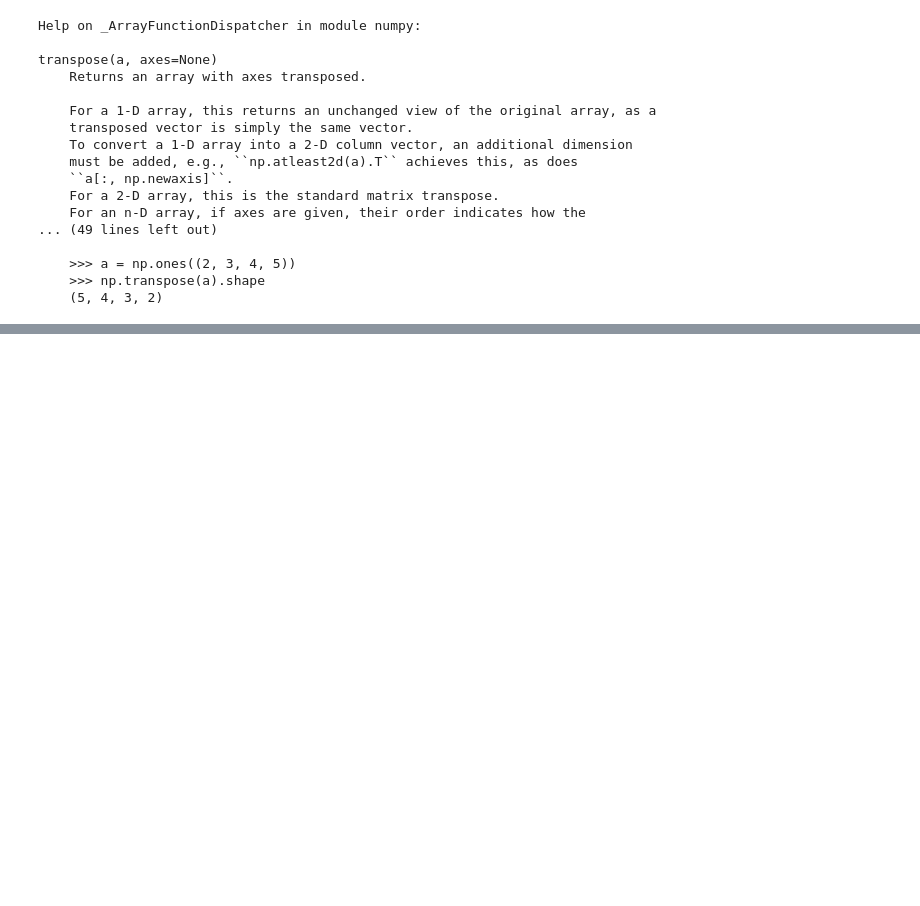
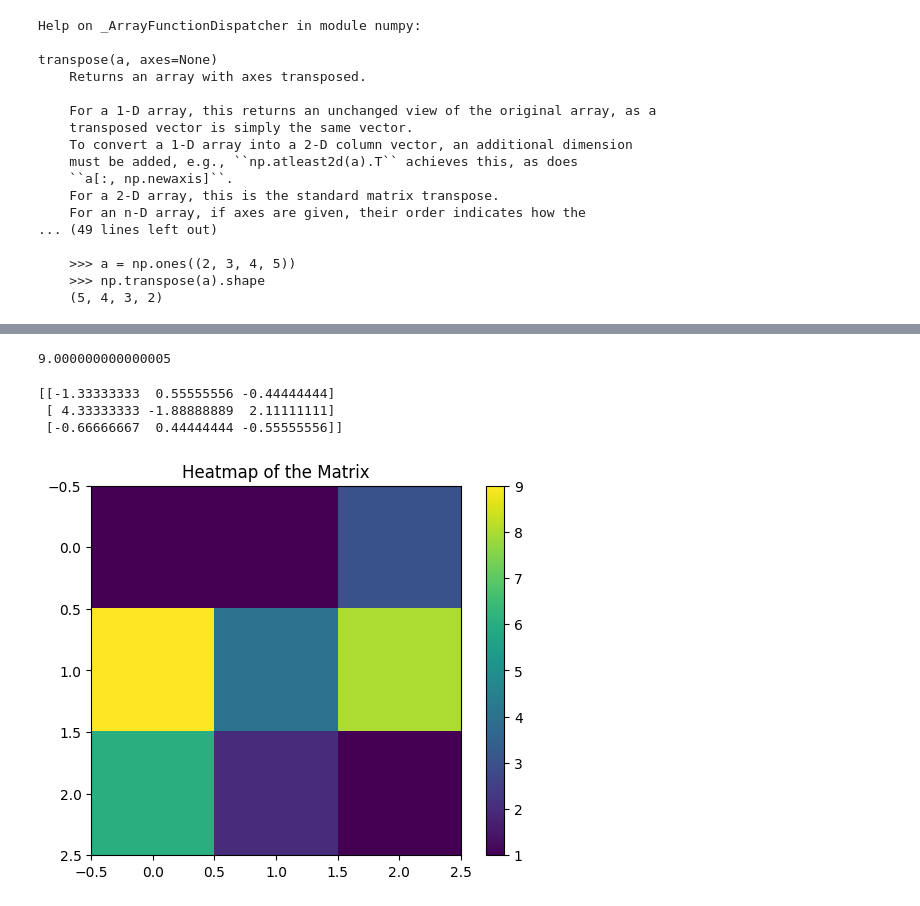
Before and after one commit to whatsnextnick/JupyterNotebooks, a Jupyter notebook: LinearAlgebra_Exercise_Day2.ipynb, the cells around one changed output, grey strips where cells are left out. Drawn from its saved outputs; the diff is of its cells as text; code cells hidden in the pictures; blank space fills up the shorter version.

```diff
--- a/LinearAlgebra_Exercise_Day2.ipynb
+++ b/LinearAlgebra_Exercise_Day2.ipynb
@@ -171,0 +172,21 @@ print(transpose)
+# %%
+determinant = np.linalg.det(matrix)
+print(determinant)
+# %% [output]
+9.000000000000005
+# %%
+inverse = np.linalg.inv(matrix)
+print(inverse)
+# %% [output]
+[[-1.33333333  0.55555556 -0.44444444]
+ [ 4.33333333 -1.88888889  2.11111111]
+ [-0.66666667  0.44444444 -0.55555556]]
+# %%
+##BONUS Visualize the matrix as a heatmap using 'matplotlib'
+
+plt.imshow(matrix, cmap='viridis')
+plt.colorbar()
+plt.title("Heatmap of the Matrix")
+plt.show()
+# %% [output]
+[figure, added]
```
Also changed, not shown: parts of 8 cells of this notebook, 1 other file.
